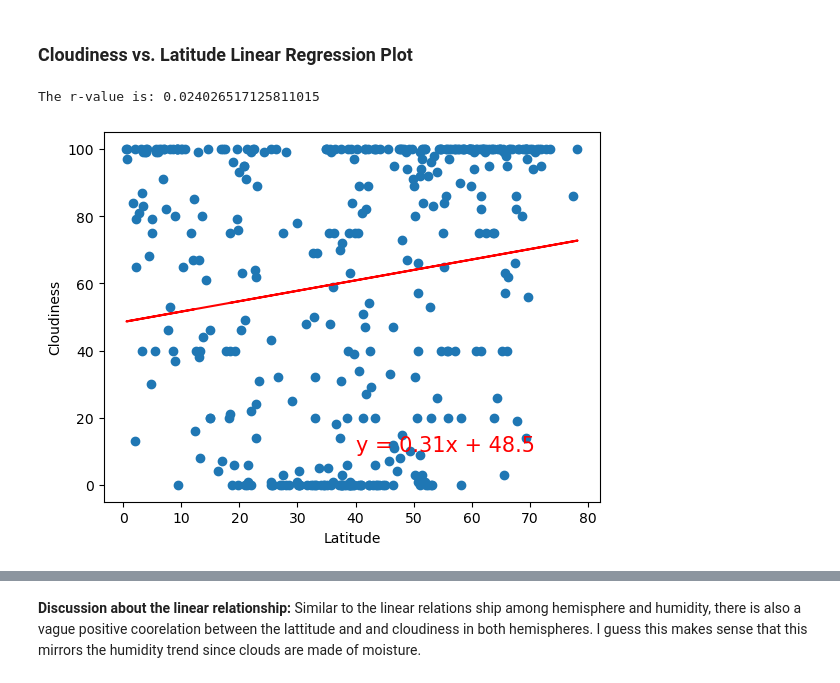
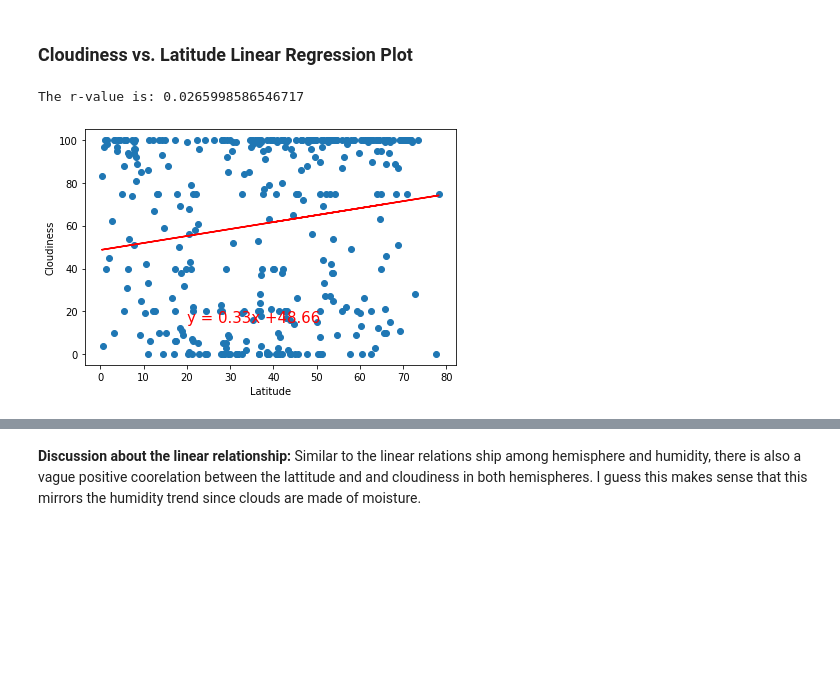
Before and after one commit to nkeplinger/nkeplinger-python-api-challenge, a Jupyter notebook: WeatherPy/WeatherPy.ipynb, the cells around one changed output, grey strips where cells are left out. Cells and saved outputs as stored; diff of their text form; code cells hidden in the pictures; blank space fills up the shorter version.

```diff
--- a/WeatherPy/WeatherPy.ipynb
+++ b/WeatherPy/WeatherPy.ipynb
@@ -455,23 +499,30 @@ The r-value is: 0.0002808747046324607
 # %%
 # Northern Hemisphere
 # YOUR CODE HERE
+x_valuesN2 = northern_hemi_df['Lat']
+y_valuesN2 = northern_hemi_df['Cloudiness']
 
-plt.scatter(x_values,y_values)
-plt.plot(x_values,regress_values,"r-")
+plt.scatter(x_valuesN2,y_valuesN2)
 
-# Label plot and annotate the line equation
+(slopeN2, intercepN2, rvalueN2, pvalueN2, stderrN2) = stats.linregress(x_valuesN2, y_valuesN2)
+regress_valuesN2 = x_valuesN2 * slopeN2 + intercepN2
+line_eqN2 = "y = " + str(round(slopeN2,2)) + "x +" + str(round(intercepN2,2))
+
+
+plt.plot(x_valuesN2,regress_valuesN2,"r-")
 plt.xlabel('Latitude')
 plt.ylabel('Cloudiness')
+# Label plot and annotate the line equation
 
-plt.annotate(line_eq,(20,15),fontsize=15,color="red")
+plt.annotate(line_eqN2,(20,15),fontsize=15,color="red")
 
-# Print r value
-print(f"The r-value is: {rvalue**2}")
+print(f"The r-value is: {rvalueN2**2}")
 
 # Show plot
+plt.tight_layout()
 plt.show()
 # %% [output]
-The r-value is: 0.024026517125811015
+The r-value is: 0.0265998586546717
-[figure, old version]
+[figure, new version]
 # %%
 # Southern Hemisphere
```
Also changed, not shown: parts of 14 cells of this notebook, 3 other files.
